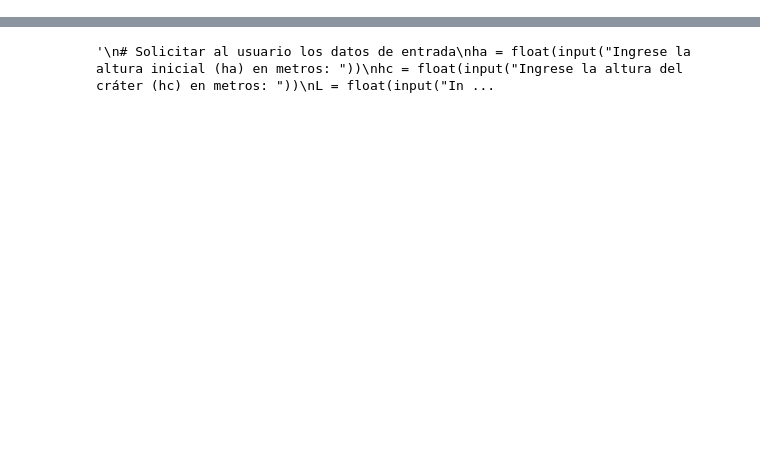
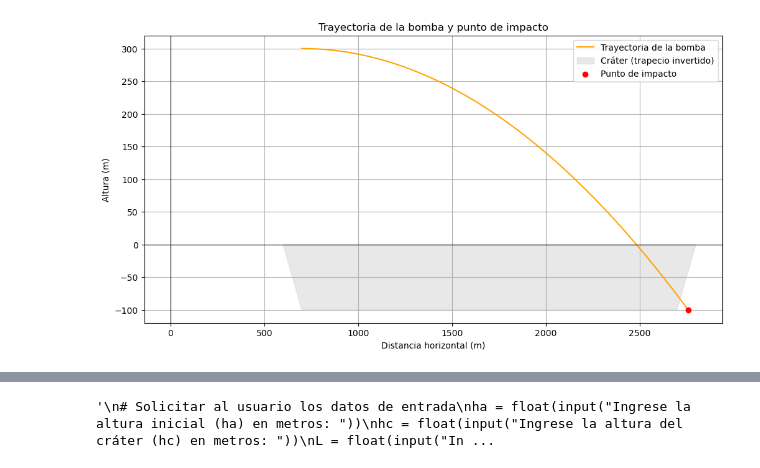
Before and after one commit to stiv001/Proyecto-metodos, a Jupyter notebook: Proyecto.ipynb, the cells around one changed output, grey strips where cells are left out. Cells and saved outputs as stored; diff of their text form; code cells hidden in the pictures; blank space fills up the shorter version.

Commit message:
intento de la trayectoria

```diff
--- a/Proyecto.ipynb
+++ b/Proyecto.ipynb
@@ -87,0 +23,97 @@ Punto de impacto: x = 2507.21 m, y = -100.00 m
+# %%
+import numpy as np
+import matplotlib.pyplot as plt
+
+# Parámetros de entrada
+ha = 300  # Altura inicial de la bomba
+hc = -100  # Altura del fondo del cráter
+L = 2000  # Longitud horizontal del cráter
+alpha = np.radians(45)  # Ángulo de las paredes del cráter
+d = 700  # Distancia horizontal inicial del avión
+v0 = 228  # Velocidad inicial de la bomba
+
+# Componentes de velocidad
+v0x = v0  # Velocidad horizontal (constante)
+v0y = 0  # Velocidad inicial en y (sin velocidad vertical inicial)
+
+# Aceleración gravitacional
+g = 9.81
+
+# Definir las posiciones del cráter
+x1 = d
+x2 = d + (hc / np.tan(alpha))  # Punto superior izquierdo del cráter
+x3 = d + L - (hc / np.tan(alpha))  # Punto superior derecho del cráter
+x4 = d + L
+y_crater = [hc, 0, 0, hc]
+
+# Función para calcular la trayectoria
+def trayectoria(x, x0, y0, v0x, v0y):
+    t = (x - x0) / v0x
+    return y0 + v0y * t - 0.5 * g * t**2
+
+# Calcular la trayectoria
+x0 = d
+y0 = ha
+x_trayectoria = np.linspace(x0, x0 + L + 2 * d, 1000)
+y_trayectoria = trayectoria(x_trayectoria, x0, y0, v0x, v0y)
+
+# Detectar el punto de impacto
+impacto_x = None
+impacto_y = None
+
+for i in range(len(x_trayectoria)):
+    x = x_trayectoria[i]
+    y = y_trayectoria[i]
+
+    # Colisión con la pared izquierda del cráter
+    if x1 <= x < x2:
+        y_pared_izq = hc / (x2 - x1) * (x - x1)
+        if y <= y_pared_izq:
+            impacto_x = x
+            impacto_y = y_pared_izq
+            break
+
+    # Colisión con el fondo del cráter
+    elif x2 <= x <= x3:
+        if y <= hc:
+            impacto_x = x
+            impacto_y = hc
+            break
+
+    # Colisión con la pared derecha del cráter
+    elif x3 < x <= x4:
+        y_pared_der = hc / (x4 - x3) * (x - x3)
+        if y <= y_pared_der:
+            impacto_x = x
+            impacto_y = y_pared_der
+            break
+
+# Recortar la trayectoria hasta el impacto
+if impacto_x is not None and impacto_y is not None:
+    idx_impacto = np.where(x_trayectoria <= impacto_x)[0]
+    x_trayectoria_recortada = x_trayectoria[idx_impacto]
+    y_trayectoria_recortada = y_trayectoria[:len(x_trayectoria_recortada)]
+
+    # Graficar la trayectoria y el cráter
+    plt.figure(figsize=(12, 6))
+    plt.plot(x_trayectoria_recortada, y_trayectoria_recortada, label="Trayectoria de la bomba", color="orange")
+    plt.fill([x1, x2, x3, x4], y_crater, color="lightgrey", label="Cráter (trapecio invertido)", alpha=0.5)
+
+    # Mostrar el punto de impacto
+    plt.scatter(impacto_x, impacto_y, color="red", label="Punto de impacto", zorder=5)
+
+    # Configurar gráficos
+    plt.axhline(0, color="black", linewidth=0.8)
+    plt.axvline(0, color="black", linewidth=0.8)
+    plt.title("Trayectoria de la bomba y punto de impacto")
+    plt.xlabel("Distancia horizontal (m)")
+    plt.ylabel("Altura (m)")
+    plt.legend()
+    plt.grid()
+    plt.show()
+
+    print(f"Punto de impacto: x = {impacto_x:.2f} m, y = {impacto_y:.2f} m")
+else:
+    print("La bomba no impactó dentro del cráter.")
+# %% [output]
+[figure, added]
```
Also changed, not shown: parts of 5 cells of this notebook.
